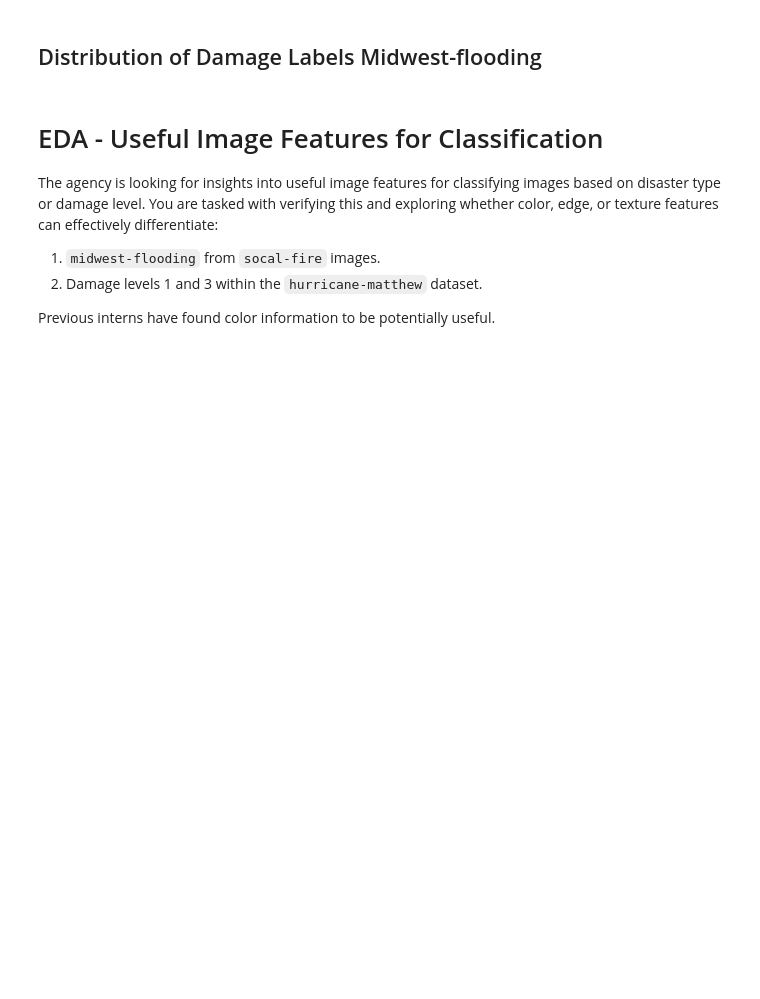
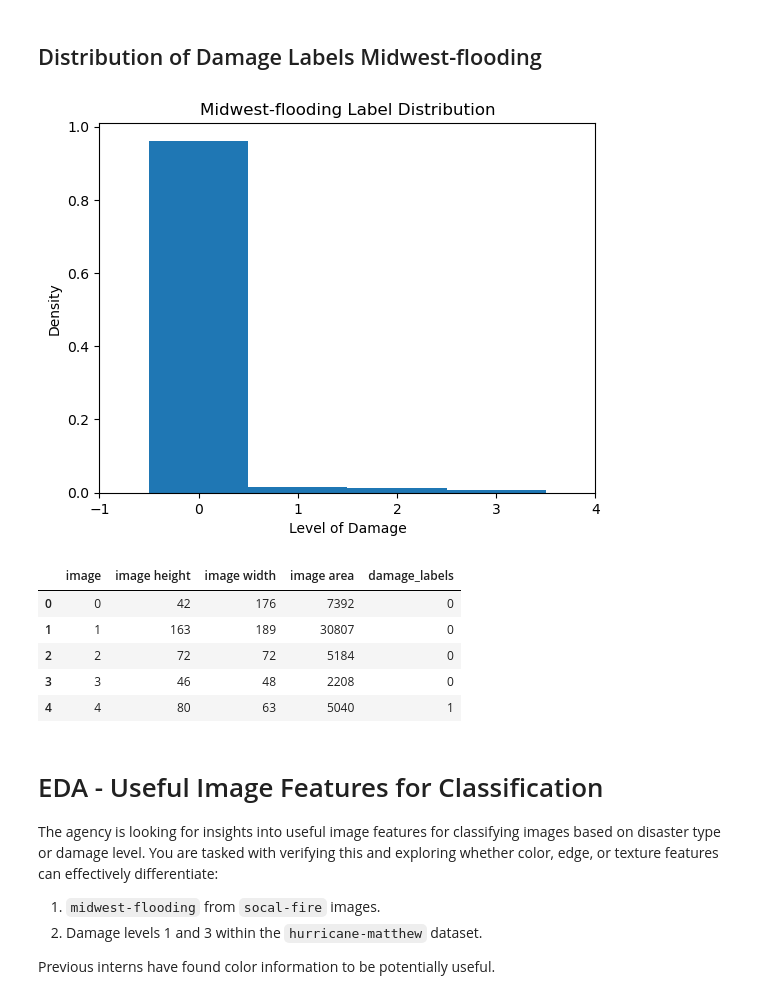
Before and after one commit to JXDolan/data200-Grad-project, a Jupyter notebook: cv_eda_starter.ipynb, the cells around one changed output. Saved outputs shown, nothing was run; the diff lists cells and outputs as text; code cells hidden in the pictures; blank space fills up the shorter version.

```diff
--- a/cv_eda_starter.ipynb
+++ b/cv_eda_starter.ipynb
@@ -507,21 +509,28 @@ fire_df.head()
 # %%
 # find labels for midwest-flooding
 flooding_damage_labels = []
 for i in range (7004):
     label = data["midwest-flooding"]["labels"][i]
     flooding_damage_labels.append(label)
 
 flooding_df['damage_labels'] = flooding_damage_labels
-flooding_labe
-l_bins = [-0.5, 0.5,1.5,2.5,3.5]
+flooding_label_bins = [-0.5, 0.5,1.5,2.5,3.5]
 plt.figure()
-plt.hist(flooding_damage_laes, bins = flooding_label_bins, density = True)
+plt.hist(flooding_damage_labels, bins = flooding_label_bins, density = True)
 plt.xlabel("Level of Damage")
 plt.xticks([-1,0, 1, 2, 3,4])
 plt.ylabel("Density")
 plt.title("Midwest-flooding Label Distribution")
 plt.show()
 flooding_df.head()
+# %% [output]
+[figure, added]
+|  | image | image height | image width | image area | damage_labels |
+| 0 | 0 | 42 | 176 | 7392 | 0 |
+| 1 | 1 | 163 | 189 | 30807 | 0 |
+| 2 | 2 | 72 | 72 | 5184 | 0 |
+| 3 | 3 | 46 | 48 | 2208 | 0 |
+| 4 | 4 | 80 | 63 | 5040 | 1 |
 # %% [markdown]
 # EDA - Useful Image Features for Classification
 
```
Also changed, not shown: parts of 7 cells of this notebook.
